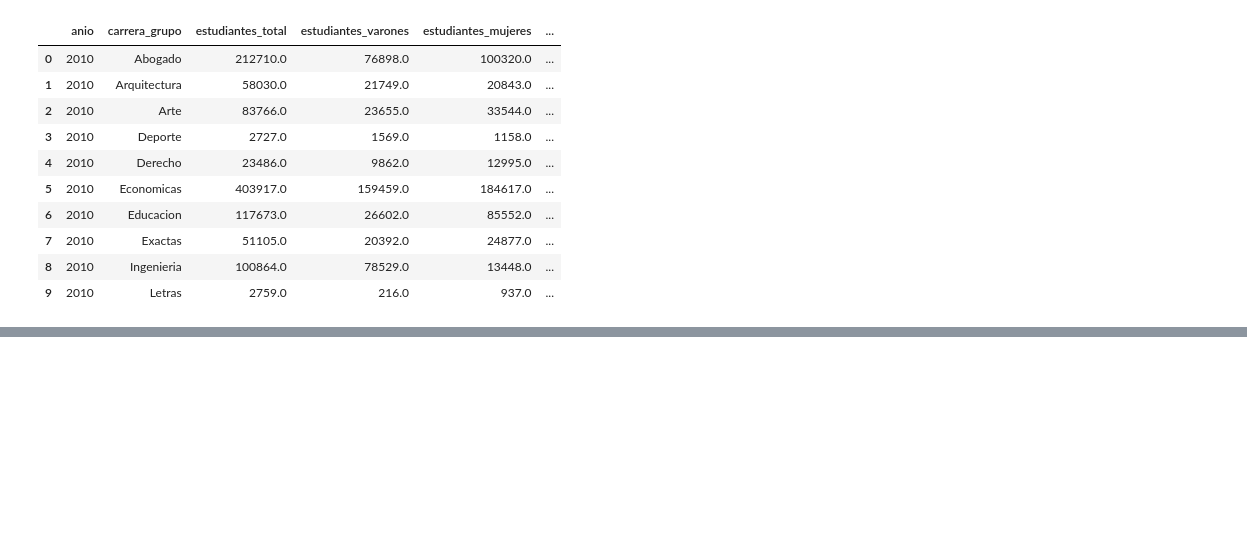
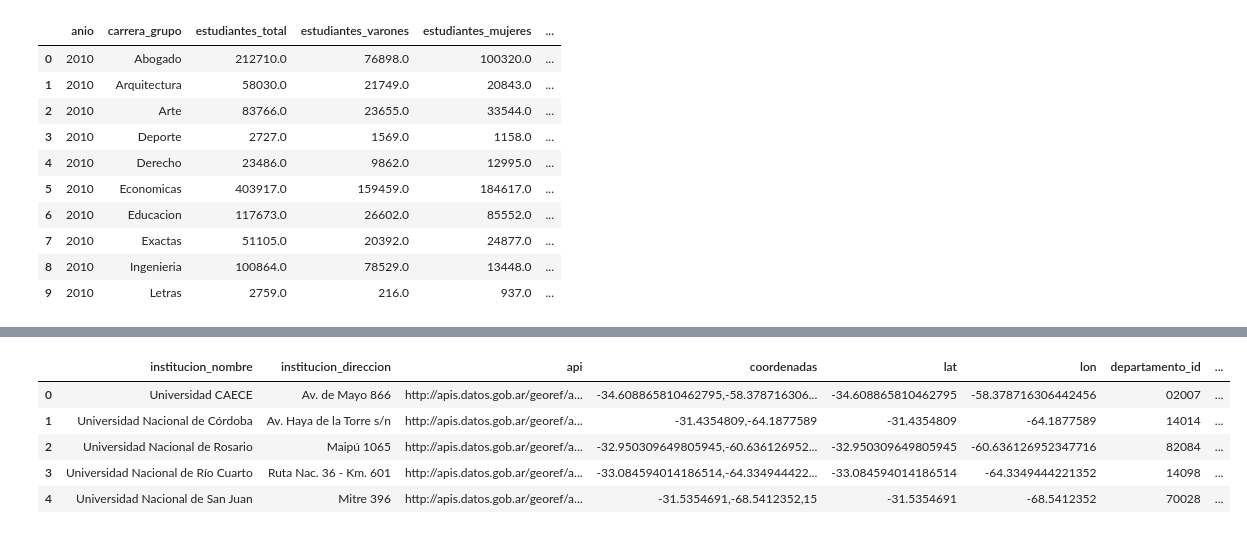
Before and after one commit to chicasentec/viz-carreras-nexjournal, a Jupyter notebook: etl-next-journal.ipynb, the cells around one changed output, grey strips where cells are left out. Cells and saved outputs as stored; diff of their text form; code cells hidden in the pictures; blank space fills up the shorter version.

```diff
--- a/etl-next-journal.ipynb
+++ b/etl-next-journal.ipynb
@@ -98,0 +119,3 @@ df_evolucion_carrera.to_csv("data/output/carreras_evolucion_genero.csv", encodin
+# %%
+df_universidades["lat"] = df_universidades['coordenadas'].str.split(",").str[0]
+df_universidades["lon"] = df_universidades['coordenadas'].str.split(",").str[1]
@@ -98,0 +142,9 @@ df_evolucion_carrera.to_csv("data/output/carreras_evolucion_genero.csv", encodin
+# %%
+df_universidades.head()
+# %% [output]
+|  | institucion_nombre | institucion_direccion | api | coordenadas | lat | lon | departamento_id | ... |
+| 0 | Universidad CAECE | Av. de Mayo 866 | http://apis.datos.gob.ar/georef/a... | -34.608865810462795,-58.378716306... | -34.608865810462795 | -58.378716306442456 | 02007 | ... |
+| 1 | Universidad Nacional de Córdoba | Av. Haya de la Torre s/n | http://apis.datos.gob.ar/georef/a... | -31.4354809,-64.1877589 | -31.4354809 | -64.1877589 | 14014 | ... |
+| 2 | Universidad Nacional de Rosario | Maipú 1065 | http://apis.datos.gob.ar/georef/a... | -32.950309649805945,-60.636126952... | -32.950309649805945 | -60.636126952347716 | 82084 | ... |
+| 3 | Universidad Nacional de Río Cuarto | Ruta Nac. 36 - Km. 601 | http://apis.datos.gob.ar/georef/a... | -33.084594014186514,-64.334944422... | -33.084594014186514 | -64.3349444221352 | 14098 | ... |
+| 4 | Universidad Nacional de San Juan | Mitre 396 | http://apis.datos.gob.ar/georef/a... | -31.5354691,-68.5412352,15 | -31.5354691 | -68.5412352 | 70028 | ... |
```
Also changed, not shown: parts of 16 cells of this notebook, 1 other file.
